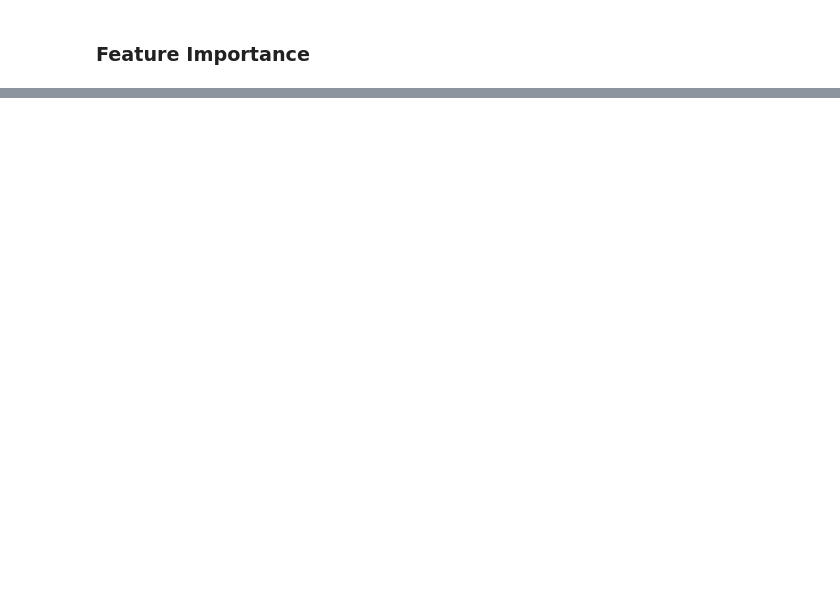
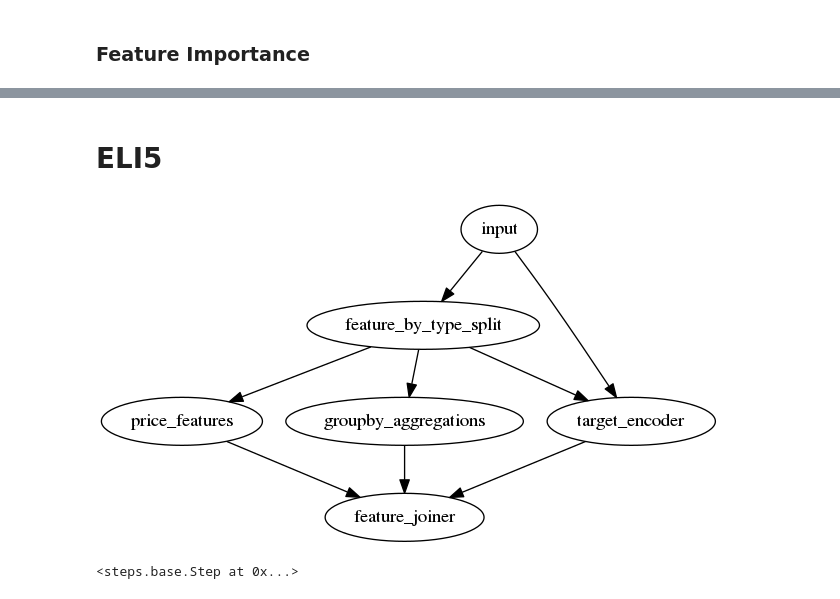
Before and after one commit to minerva-ml/open-solution-avito-demand-prediction, a Jupyter notebook: notebooks/devbook.ipynb, the cells around one changed output, grey strips where cells are left out. Cells and saved outputs as stored; diff of their text form; code cells hidden in the pictures; blank space fills up the shorter version.

```diff
--- a/notebooks/devbook.ipynb
+++ b/notebooks/devbook.ipynb
@@ -110,0 +113,8 @@ plt.show()
+# %% [markdown]
+# ELI5
+# %%
+feature_extraction = solution_1(cfg.SOLUTION_CONFIG, train_mode=False).get_step('feature_joiner')
+feature_extraction
+# %% [output]
+[figure, added]
+<steps.base.Step at 0x...>
```
Also changed, not shown: parts of 20 cells of this notebook.
